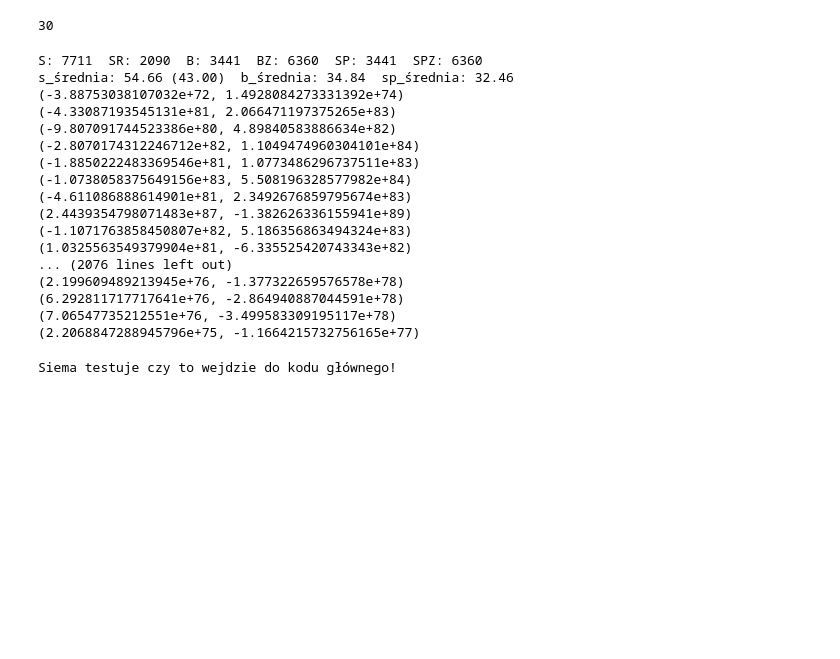
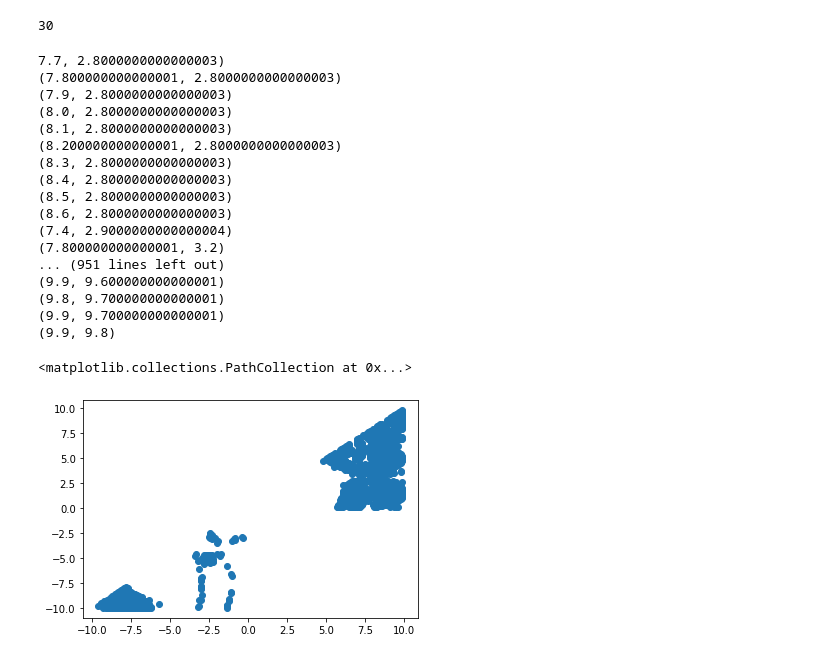
Before and after one commit to kmuszczynski/algnum-sieczne, a Jupyter notebook: sieczne.ipynb, the cells around one changed output. Drawn from its saved outputs; the diff is of its cells as text; code cells hidden in the pictures; blank space fills up the shorter version.

Commit message:
Wykres + Zmiana wyników

```diff
--- a/sieczne.ipynb
+++ b/sieczne.ipynb
@@ -26,13 +26,15 @@ print(i)
 import math
 
 class Wynik:
-    def __init__(self, typ, x=None, y=None, fx=None, fy=None, ttk=None):
+    def __init__(self, typ, x=None, y=None, fx=None, fy=None, ttk=None, start_y=None, start_x=None):
         self.typ = typ
         self.x = x
         self.y = y
         self.fx = fx
         self.fy = fy
         self.ttk = ttk
+        self.start_x = start_x
+        self.start_y = start_y
 
 #     def __init__(self, typ):
 #         self.typ = typ
@@ -46,6 +48,7 @@ def funkcja(x):
 
 def sieczne(f, x, y, eps):
     ttk = 64
+    start_x=x; start_y=y
     while ttk > 0 and abs(x-y) > eps:
         temp = sieczne_krok(f, x, y)
         x = y
@@ -53,7 +56,7 @@ def sieczne(f, x, y, eps):
         ttk = ttk - 1
 #     print("Sieczne:")
 #     print( "x: {}   y: {}   f(x): {}   f(y): {}    ttk: {}".format(x, y, f(x), f(y), ttk) )
-    return Wynik("sieczne", x, y, f(x), f(y), ttk)
+    return Wynik("sieczne", x, y, f(x), f(y), ttk, start_x, start_y)
 
 def który_mniejszy(x, y):
     if x < y:
@@ -134,7 +137,7 @@ for j in wyniki:
             s_suma_ttk += j.ttk
         else:
             sieczne_rozbieżne += 1
-            punkty_złe_dla_siecznych.append( (j.x, j.y) )
+            punkty_złe_dla_siecznych.append( (j.start_x, j.start_y) )
     if i == "bisekcja":
         bisekcja_zbieżne += 1
         b_suma_ttk += j.ttk
@@ -156,24 +159,33 @@ print( "s_średnia: {:=4.2f} ({:=4.2f})  b_średnia: {:=4.2f}  sp_średnia: {:=4
 for i in punkty_złe_dla_siecznych:
     print(i)
 # %% [output]
-S: 7711  SR: 2090  B: 3441  BZ: 6360  SP: 3441  SPZ: 6360
-s_średnia: 54.66 (43.00)  b_średnia: 34.84  sp_średnia: 32.46
-(-3.88753038107032e+72, 1.4928084273331392e+74)
-(-4.33087193545131e+81, 2.066471197375265e+83)
-(-9.807091744523386e+80, 4.89840583886634e+82)
-(-2.8070174312246712e+82, 1.1049474960304101e+84)
-(-1.8850222483369546e+81, 1.0773486296737511e+83)
-(-1.0738058375649156e+83, 5.508196328577982e+84)
-(-4.611086888614901e+81, 2.3492676859795674e+83)
-(2.4439354798071483e+87, -1.382626336155941e+89)
-(-1.1071763858450807e+82, 5.186356863494324e+83)
-(1.0325563549379904e+81, -6.335525420743343e+82)
-... (2076 lines left out)
-(2.199609489213945e+76, -1.377322659576578e+78)
-(6.292811717717641e+76, -2.864940887044591e+78)
-(7.06547735212551e+76, -3.499583309195117e+78)
-(2.2068847288945796e+75, -1.1664215732756165e+77)
+7.7, 2.8000000000000003)
+(7.800000000000001, 2.8000000000000003)
+(7.9, 2.8000000000000003)
+(8.0, 2.8000000000000003)
+(8.1, 2.8000000000000003)
+(8.200000000000001, 2.8000000000000003)
+(8.3, 2.8000000000000003)
+(8.4, 2.8000000000000003)
+(8.5, 2.8000000000000003)
+(8.6, 2.8000000000000003)
+(7.4, 2.9000000000000004)
+(7.800000000000001, 3.2)
+... (951 lines left out)
+(9.9, 9.600000000000001)
+(9.8, 9.700000000000001)
+(9.9, 9.700000000000001)
+(9.9, 9.8)
-# %%
-print("Siema testuje czy to wejdzie do kodu głównego!")
-# %% [output]
-Siema testuje czy to wejdzie do kodu głównego!
+# %%
+import matplotlib.pyplot as plt
+
+x=[]
+y=[]
+for i in range(len(punkty_złe_dla_siecznych)):
+    x.append(punkty_złe_dla_siecznych[i][0])
+    y.append(punkty_złe_dla_siecznych[i][1])
+
+plt.scatter(x,y)
+# %% [output]
+<matplotlib.collections.PathCollection at 0x...>
+[figure, added]
```
